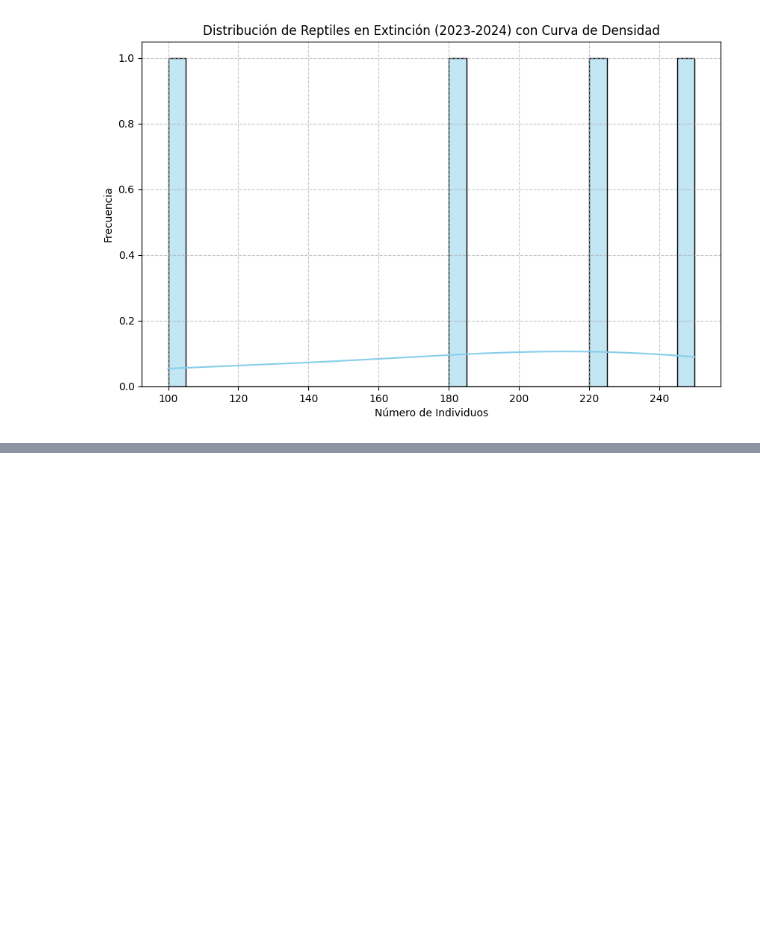
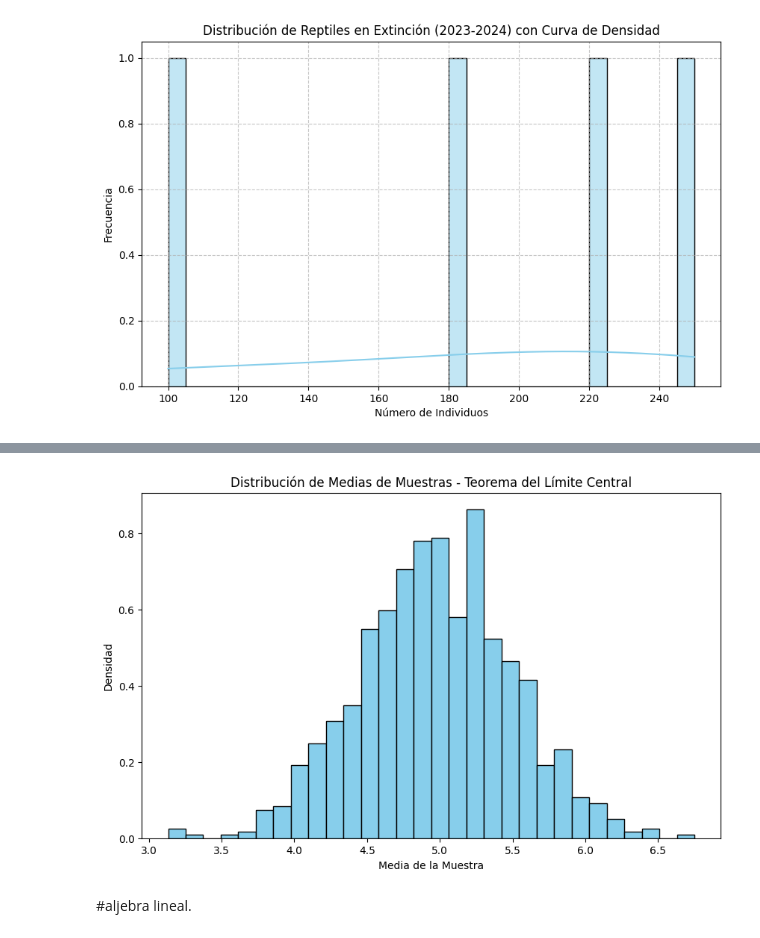
Before and after one commit to Vanessa0ne/phyton, a Jupyter notebook: HISTOGRAMA_CON_PYTHON.ipynb, the cells around one changed output, grey strips where cells are left out. Saved outputs shown, nothing was run; the diff lists cells and outputs as text; code cells hidden in the pictures; blank space fills up the shorter version.

```diff
--- a/HISTOGRAMA_CON_PYTHON.ipynb
+++ b/HISTOGRAMA_CON_PYTHON.ipynb
@@ -876,0 +879,29 @@ Index(['Especie', 'Región', 'Número de Individuos'], dtype='object')
+# %%
+import numpy as np
+import matplotlib.pyplot as plt
+
+# Parámetros
+n_samples = 1000      # Número de muestras
+sample_size = 30      # Tamaño de cada muestra
+
+# Generar muestras aleatorias de una distribución uniforme
+data = np.random.uniform(low=0, high=10, size=(n_samples, sample_size))
+
+# Calcular la media de cada muestra
+sample_means = np.mean(data, axis=1)
+
+# Crear el histograma de las medias de las muestras
+plt.figure(figsize=(10, 6))
+plt.hist(sample_means, bins=30, color='skyblue', edgecolor='black', density=True)
+
+# Configurar etiquetas y título
+plt.xlabel('Media de la Muestra')
+plt.ylabel('Densidad')
+plt.title('Distribución de Medias de Muestras - Teorema del Límite Central')
+
+# Mostrar el gráfico
+plt.show()
+# %% [output]
+[figure, added]
+# %% [markdown]
+#aljebra lineal.
```
Also changed, not shown: parts of 3 cells of this notebook.
